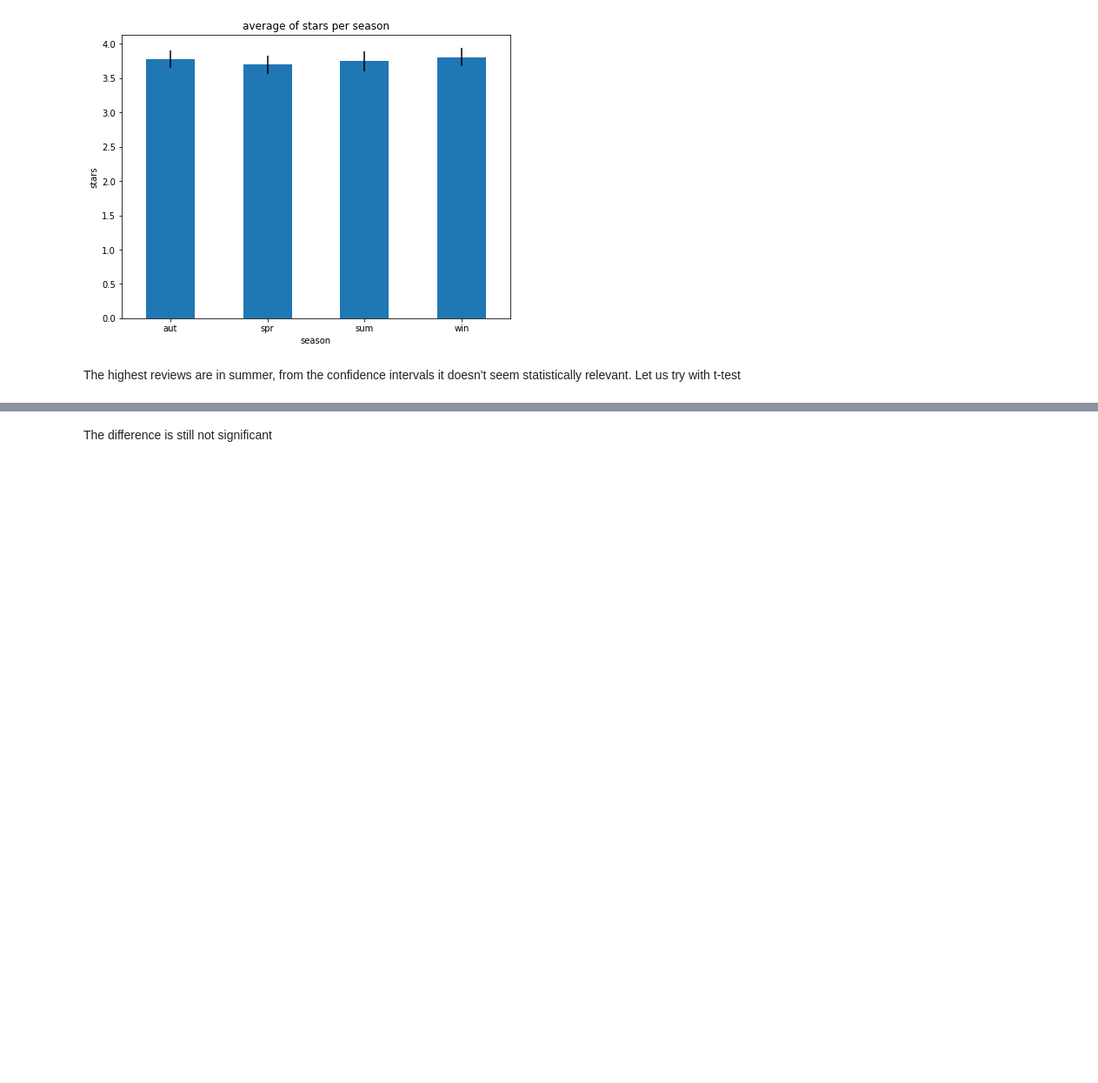
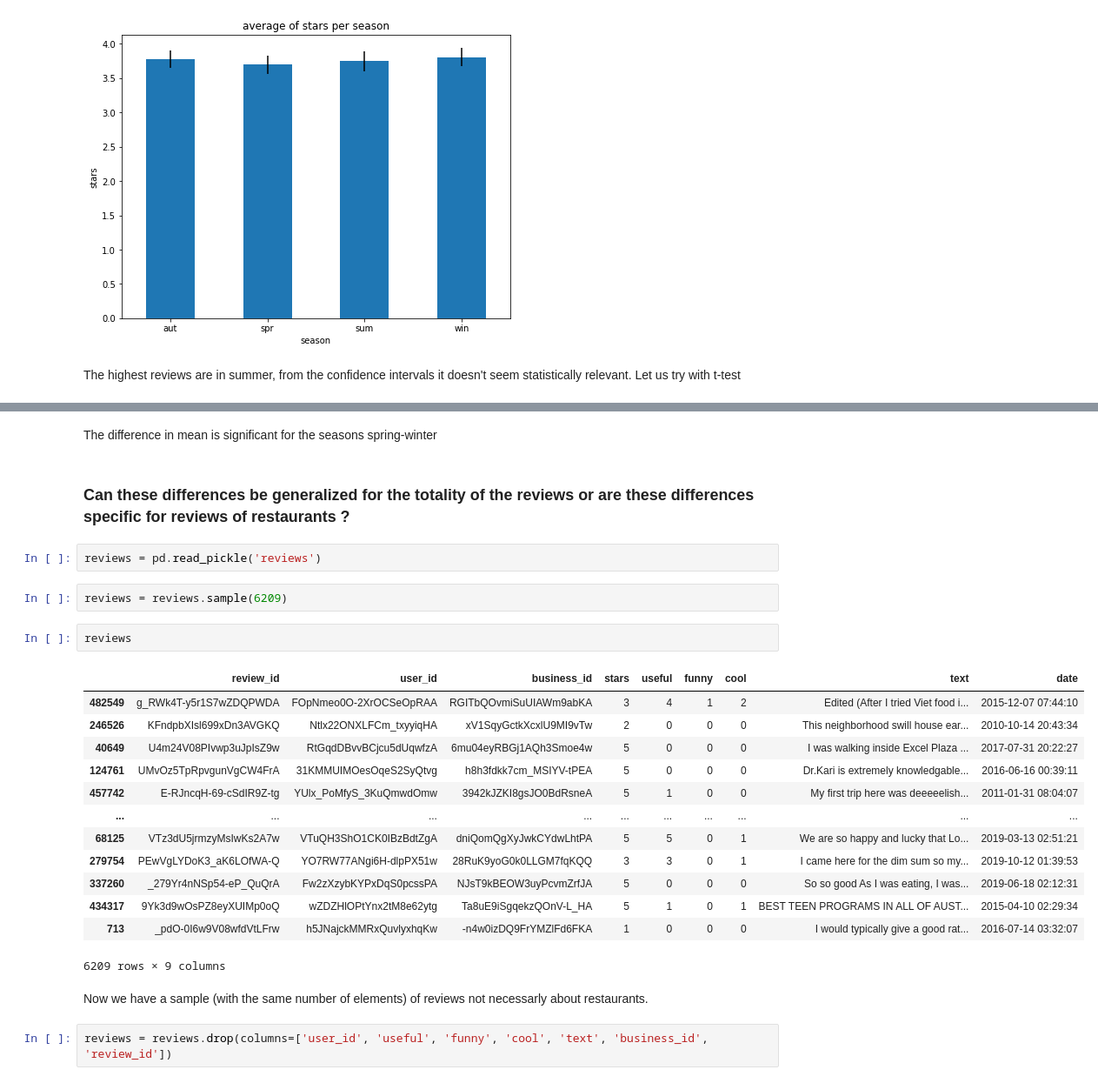
Before and after one commit to lucarossi9/Statistical-computation-project-2, a Jupyter notebook: evaluating the evolution of the ratings.ipynb, the cells around one changed output, grey strips where cells are left out. Shown at 87% size. Drawn from its saved outputs; the diff is of its cells as text; blank space fills up the shorter version.

```diff
--- a/evaluating the evolution of the ratings.ipynb
+++ b/evaluating the evolution of the ratings.ipynb
@@ -621,2 +625,28 @@ Ttest_indResult(statistic=0.0, pvalue=1.0)
 # %% [markdown]
-The difference is still not significant
+The difference in mean is significant for the seasons spring-winter
+# %% [markdown]
+### Can these differences be generalized for the totality of the reviews or are these differences specific for reviews of restaurants ?
+# %%
+reviews = pd.read_pickle('reviews')
+# %%
+reviews = reviews.sample(6209)
+# %%
+reviews
+# %% [output]
+|  | review_id | user_id | business_id | stars | useful | funny | cool | text | date |
+| 482549 | g_RWk4T-y5r1S7wZDQPWDA | FOpNmeo0O-2XrOCSeOpRAA | RGITbQOvmiSuUIAWm9abKA | 3 | 4 | 1 | 2 | Edited (After I tried Viet food i... | 2015-12-07 07:44:10 |
+| 246526 | KFndpbXIsl699xDn3AVGKQ | Ntlx22ONXLFCm_txyyiqHA | xV1SqyGctkXcxlU9MI9vTw | 2 | 0 | 0 | 0 | This neighborhood swill house ear... | 2010-10-14 20:43:34 |
+| 40649 | U4m24V08PIvwp3uJpIsZ9w | RtGqdDBvvBCjcu5dUqwfzA | 6mu04eyRBGj1AQh3Smoe4w | 5 | 0 | 0 | 0 | I was walking inside Excel Plaza ... | 2017-07-31 20:22:27 |
+| 124761 | UMvOz5TpRpvgunVgCW4FrA | 31KMMUIMOesOqeS2SyQtvg | h8h3fdkk7cm_MSIYV-tPEA | 5 | 0 | 0 | 0 | Dr.Kari is extremely knowledgable... | 2016-06-16 00:39:11 |
+| 457742 | E-RJncqH-69-cSdIR9Z-tg | YUlx_PoMfyS_3KuQmwdOmw | 3942kJZKI8gsJO0BdRsneA | 5 | 1 | 0 | 0 | My first trip here was deeeeelish... | 2011-01-31 08:04:07 |
+| ... | ... | ... | ... | ... | ... | ... | ... | ... | ... |
+| 68125 | VTz3dU5jrmzyMsIwKs2A7w | VTuQH3ShO1CK0IBzBdtZgA | dniQomQgXyJwkCYdwLhtPA | 5 | 5 | 0 | 1 | We are so happy and lucky that Lo... | 2019-03-13 02:51:21 |
+| 279754 | PEwVgLYDoK3_aK6LOfWA-Q | YO7RW77ANgi6H-dlpPX51w | 28RuK9yoG0k0LLGM7fqKQQ | 3 | 3 | 0 | 1 | I came here for the dim sum so my... | 2019-10-12 01:39:53 |
+| 337260 | _279Yr4nNSp54-eP_QuQrA | Fw2zXzybKYPxDqS0pcssPA | NJsT9kBEOW3uyPcvmZrfJA | 5 | 0 | 0 | 0 | So so good As I was eating, I was... | 2019-06-18 02:12:31 |
+| 434317 | 9Yk3d9wOsPZ8eyXUIMp0oQ | wZDZHlOPtYnx2tM8e62ytg | Ta8uE9iSgqekzQOnV-L_HA | 5 | 1 | 0 | 1 | BEST TEEN PROGRAMS IN ALL OF AUST... | 2015-04-10 02:29:34 |
+| 713 | _pdO-0I6w9V08wfdVtLFrw | h5JNajckMMRxQuvlyxhqKw | -n4w0izDQ9FrYMZlFd6FKA | 1 | 0 | 0 | 0 | I would typically give a good rat... | 2016-07-14 03:32:07 |
+6209 rows × 9 columns
+# %% [markdown]
+Now we have a sample (with the same number of elements) of reviews not necessarly about restaurants.
+# %%
+reviews = reviews.drop(columns=['user_id', 'useful', 'funny', 'cool', 'text', 'business_id', 'review_id'])
```
Also changed, not shown: parts of 37 cells of this notebook.
